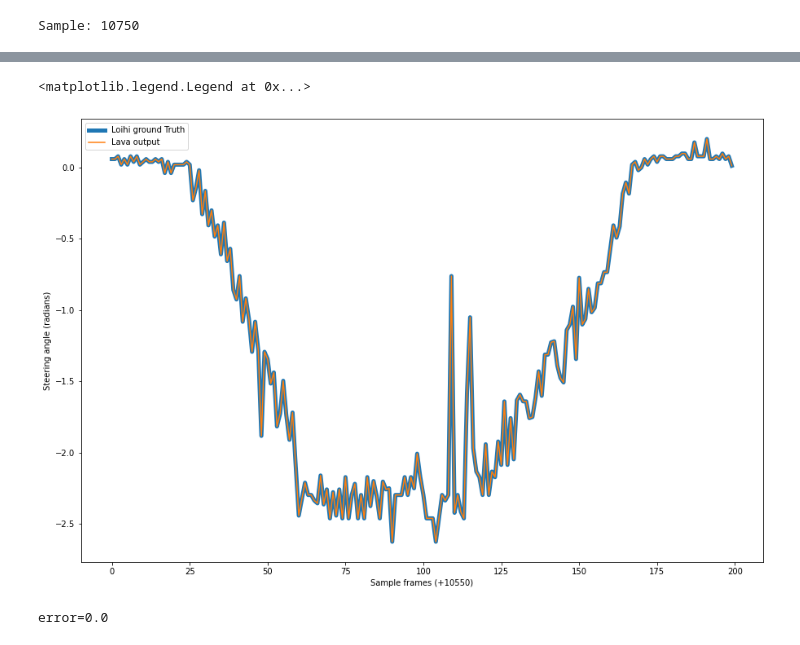
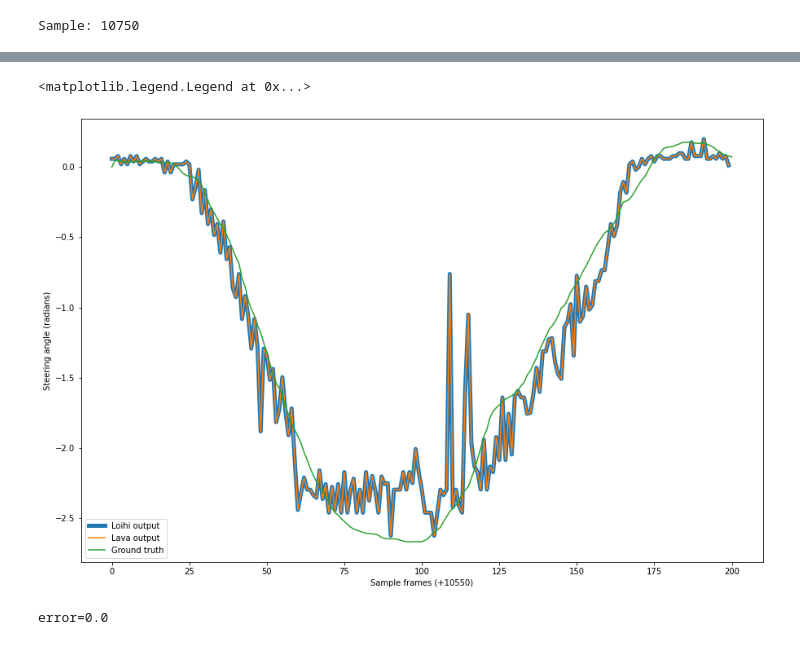
Before and after one commit to lava-nc/lava-dl, a Jupyter notebook: tutorials/lava/lib/dl/netx/pilotnet_snn/run.ipynb, the cells around one changed output, grey strips where cells are left out. Cells and saved outputs as stored; diff of their text form; code cells hidden in the pictures.

```diff
--- a/tutorials/lava/lib/dl/netx/pilotnet_snn/run.ipynb
+++ b/tutorials/lava/lib/dl/netx/pilotnet_snn/run.ipynb
@@ -94,7 +94,7 @@ Sample: 10550
 # %% [markdown]
 # Connect Input and Output
 # %%
-gt_logger = io.sink.RingBuffer(shape=(1,), buffer=num_samples)
+gt_logger = io.sink.RingBuffer(shape=(1,), buffer=num_steps)
 output_logger = io.sink.Read(
     num_samples,
     interval=steps_per_sample,
@@ -117,6 +127,8 @@ run_config = Loihi1SimCfg(select_tag='fixed_pt')
 # %%
+run_config = CustomRunConfig(select_tag='fixed_pt')
 net.run(condition=RunSteps(num_steps=num_steps), run_cfg=run_config)
 results = output_logger.data.get().flatten()
+gts = gt_logger.data.get().flatten()[::steps_per_sample]
 net.stop()
 # %% [output]
 Sample: 10750
@@ -125,15 +140,16 @@ Sample: 10750
 # %%
 results = results.flatten()/steps_per_sample/32/64
 results = results[1:] - results[:-1]
-gt = np.load('3x3pred.npy')
+loihi = np.load('3x3pred.npy')
 # %%
 plt.figure(figsize=(15, 10))
-plt.plot(gt, linewidth=5, label='Loihi ground Truth')
+plt.plot(loihi, linewidth=5, label='Loihi output')
 plt.plot(results, label='Lava output')
+plt.plot(gts, label='Ground truth')
 plt.xlabel(f'Sample frames (+{full_set.sample_offset})')
 plt.ylabel('Steering angle (radians)')
 plt.legend()
 # %% [output]
 <matplotlib.legend.Legend at 0x...>
-[figure, old version]
+[figure, new version]
 # %%
```
Also changed, not shown: parts of 8 cells of this notebook, 1 other file.
